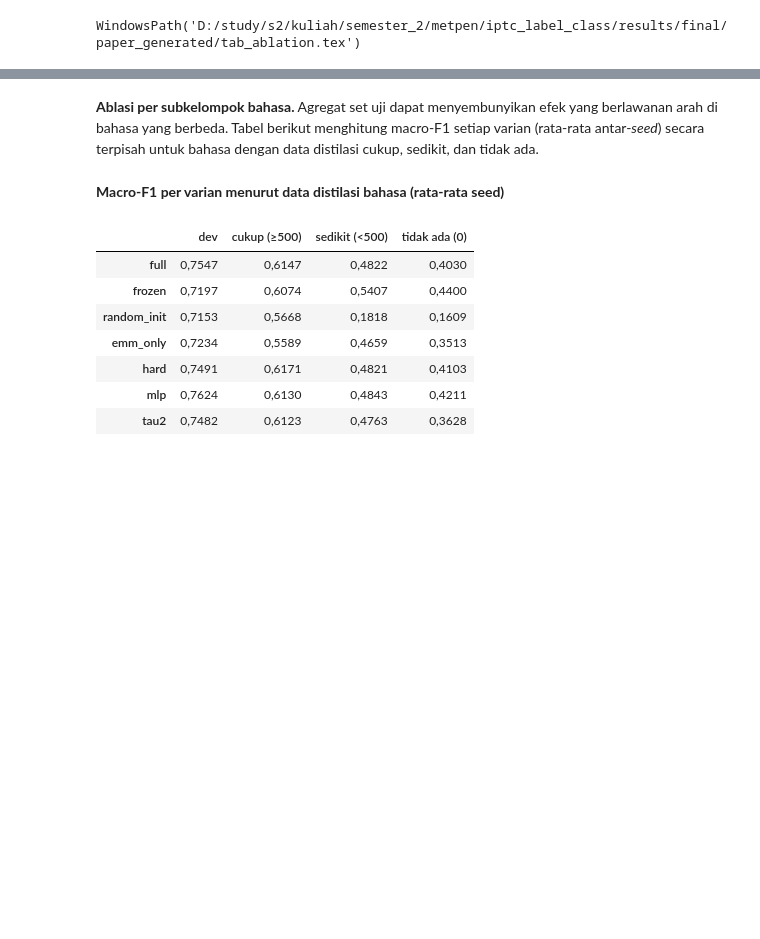
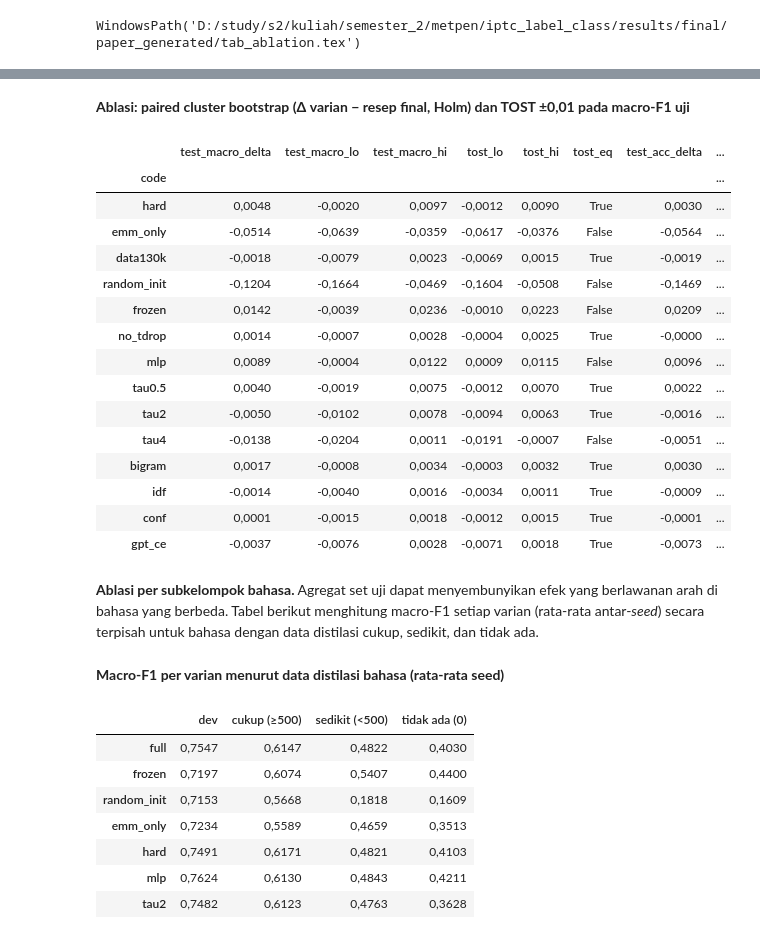
Before and after one commit to obikastanya/iptc_lightweight_label_detection, a Jupyter notebook: notebooks/StaticKD_IPTC_final.ipynb, the cells around one changed output, grey strips where cells are left out. Saved outputs shown, nothing was run; the diff lists cells and outputs as text; code cells hidden in the pictures; blank space fills up the shorter version.

```diff
--- a/notebooks/StaticKD_IPTC_final.ipynb
+++ b/notebooks/StaticKD_IPTC_final.ipynb
@@ -1095,7 +1095,7 @@ Semua model dinilai pada tiga set:
 Interval kepercayaan 95% ditulis dalam kurung siku.
 # %%
 MAIN = ["teacher", "teacher_onnx_int8", "distilmbert_kd", "minilm_kd", "statickd", "statickd_compact",
-        "ft_kd_subword_q", "ft_kd_subword", "ft_kd_word", "tfidf_svm_kd", "ft_gpt_subword", "ft_gpt_word"]
+        "ft_kd_subword_q", "ft_kd_subword", "ft_kd_word", "tfidf_svm_kd", "model2vec_clf", "ft_gpt_subword", "ft_gpt_word"]
 MAIN = [m for m in MAIN if key(m) and ev.has_predictions(key(m), "dev")]
 rows = []
 for m in MAIN:
@@ -1166,7 +1166,7 @@ for m, r in main_table.iterrows():
             fmt(r["test_lang_macro"]) if pd.notna(r.get("test_lang_macro")) else "--",
             fmt(r["test_vs_teacher"], 1, percent=True) if pd.notna(r.get("test_vs_teacher")) else "--"]
     lines.append(" & ".join(vals) + " \\\\")
-    if m in ("teacher_onnx_int8", "minilm_kd", "statickd_compact", "tfidf_svm_kd"):
+    if m in ("teacher_onnx_int8", "minilm_kd", "statickd_compact", "model2vec_clf"):
         lines.append("\\midrule")
 write_table("main", lines[:-1] if lines[-1] == "\\midrule" else lines)
 # %% [output]
@@ -1238,7 +1289,7 @@ subkelompok. Nilai "% teacher" adalah macro-F1 model dibagi macro-F1 *teacher* p
 import re
 test = ev.eval_set("test")
 test = test.join(lang_info[["region", "script", "distil_tier", "diversity_tier", "distil_docs", "xlmr"]], on="lang")
-GROUP_MODELS = [m for m in ["teacher", "distilmbert_kd", "minilm_kd", "statickd", "ft_kd_subword_q", "tfidf_svm_kd", "ft_gpt_subword"]
+GROUP_MODELS = [m for m in ["teacher", "distilmbert_kd", "minilm_kd", "statickd", "model2vec_clf", "ft_kd_subword_q", "tfidf_svm_kd", "ft_gpt_subword"]
                 if key(m) and ev.has_predictions(key(m), "test")]
 group_tables = {}
 for col in ["label_origin", "region", "distil_tier", "diversity_tier", "script", "xlmr"]:
@@ -1332,7 +1383,7 @@ viz.show_and_save(fig, "fig_groups")
 IPTC. MasakhaNEWS juga berlabel manusia, tetapi dengan skemanya sendiri yang dipetakan ke IPTC. Tabel berikut
 melaporkan setiap sumber terpisah.
 # %%
-SRC_MODELS = [m for m in ["teacher", "distilmbert_kd", "minilm_kd", "statickd", "ft_kd_subword_q", "tfidf_svm_kd"] if m in GROUP_MODELS]
+SRC_MODELS = [m for m in ["teacher", "distilmbert_kd", "minilm_kd", "statickd", "model2vec_clf", "ft_kd_subword_q", "tfidf_svm_kd"] if m in GROUP_MODELS]
 g = an.subgroup_scores([key(m) for m in SRC_MODELS], "source", test)
 g["model"] = g["model"].map({key(m): m for m in SRC_MODELS})
 by_src = g.pivot(index="source", columns="model", values="macro_f1")[SRC_MODELS]
@@ -1346,7 +1397,7 @@ for s, r in by_src.iterrows():
         NUM.add(f"src.{s}.{m}", r[m])
     NUM.add(f"src.{s}.pct", r["pct"], 1, percent=True); NUM.add(f"src.{s}.n", int(r["n"]), 0); NUM.add(f"src.{s}.langs", int(r["langs"]), 0)
 SRC_HEAD = {"teacher": "Teacher", "distilmbert_kd": "DistilmBERT", "minilm_kd": "MiniLM", "statickd": r"\textbf{StaticKD}",
-            "ft_kd_subword_q": "fastText (q)", "tfidf_svm_kd": "TF-IDF+SVM"}
+            "ft_kd_subword_q": "fastText (q)", "tfidf_svm_kd": "TF-IDF+SVM", "model2vec_clf": "Model2Vec"}
 head = [r"\begin{tabular}{@{}llrr" + "c" * (len(SRC_MODELS) + 1) + "@{}}", r"\toprule",
         " & ".join(["Source", "Label origin", "$n$", "Lang."] + [SRC_HEAD[m] for m in SRC_MODELS] + [r"\% teacher"]) + r" \\", r"\midrule"]
 lines = [" & ".join([SOURCE_TEX[s], an.en(origin_of[s]), fmt(int(r["n"]), 0), fmt(int(r["langs"]), 0)] + [fmt(r[m]) for m in SRC_MODELS]
@@ -1603,3 +1665,67 @@ WindowsPath('D:/study/s2/kuliah/semester_2/metpen/iptc_label_class/results/final
+# %%
+TOST_MARGIN = 0.01
+NUM.add("abltost.margin", TOST_MARGIN, 2)
+ABL_BOOT_SETS = {"test_macro": ("test", ev.macro_f1), "test_acc": ("test", lambda y, p: float((y == p).mean())),
+                 "heldout_acc": ("heldout", lambda y, p: float((y == p).mean())), "dev_macro": ("dev", ev.macro_f1)}
+abl_boot_rows = []
+for c in [c for c in ex.ABLATIONS if c != "full"]:
+    row = {"code": c}
+    for metric, (sn, fn) in ABL_BOOT_SETS.items():
+        view = ev.eval_view(sn)
+        y = view.y.to_numpy(); clusters = None if sn == "dev" else view.cluster.to_numpy()
+        pa = [ev.pred_view(ex.run_name(c, s), sn) for s in ex.ABLATIONS[c][2]]
+        pb = [ev.pred_view(ex.run_name("full", s), sn) for s in ex.MAIN_SEEDS]
+        r = ev.paired_bootstrap_seeds(y, pa, pb, metric=fn, clusters=clusters, n_boot=2 * N_BOOT)
+        row.update({f"{metric}_delta": r["delta"], f"{metric}_lo": r["ci_low"], f"{metric}_hi": r["ci_high"], f"{metric}_p": r["p"]})
+        if metric == "test_macro":
+            t = ev.tost(r["diffs"], TOST_MARGIN)
+            row.update({"tost_lo": t["ci90_low"], "tost_hi": t["ci90_high"], "tost_p": t["p"], "tost_eq": t["equivalent"]})
+    abl_boot_rows.append(row)
+abl_boot = pd.DataFrame(abl_boot_rows).set_index("code")
+for metric in ABL_BOOT_SETS:
+    abl_boot[f"{metric}_p_holm"] = ev.holm(abl_boot[f"{metric}_p"])
+for c, r in abl_boot.iterrows():
+    for metric in ABL_BOOT_SETS:
+        k = f"ablboot.{c}.{metric}"
+        NUM.add(k + ".delta", r[f"{metric}_delta"], 3, sign=True)
+        NUM.add(k + ".ci", f"{fmt(r[f'{metric}_lo'], 3, sign=True)}, {fmt(r[f'{metric}_hi'], 3, sign=True)}")
+        NUM.add(k + ".p", fmt_p(r[f"{metric}_p_holm"]))
+    NUM.add(f"abltost.{c}.ci90", f"{fmt(r.tost_lo, 3, sign=True)}, {fmt(r.tost_hi, 3, sign=True)}")
+    NUM.add(f"abltost.{c}.p", fmt_p(r.tost_p)); NUM.add(f"abltost.{c}.equivalent", "yes" if r.tost_eq else "no")
+NUM.add("ablboot.test_macro.n_sig", int((abl_boot.test_macro_p_holm < 0.05).sum()), 0)
+NUM.add("ablboot.welch_agree.n", int(((abl_boot.test_macro_p_holm < 0.05) == (ablation.loc[abl_boot.index, "p_test_macro_holm"] < 0.05)).sum()), 0)
+NUM.add("abltost.n_equivalent", int(abl_boot.tost_eq.sum()), 0)
+lines = []
+for title, codes in groups[1:]:
+    lines.append(f"\\multicolumn{{5}}{{@{{}}l}}{{\\textit{{{title}}}}} \\\\")
+    for c in [c for c in codes if c in abl_boot.index]:
+        r = abl_boot.loc[c]
+        lines.append(" & ".join([f"\\quad {ABL_TEX[c]}",
+                                 f"{fmt(r.test_macro_delta, 3, sign=True)} [{fmt(r.test_macro_lo, 3, sign=True)}, {fmt(r.test_macro_hi, 3, sign=True)}]",
+                                 fmt_p(r.test_macro_p_holm),
+                                 f"[{fmt(r.tost_lo, 3, sign=True)}, {fmt(r.tost_hi, 3, sign=True)}]",
+                                 fmt_p(r.tost_p)]) + " \\\\")
+write_table("ablation_boot", lines)
+show(abl_boot.drop(columns=[c for c in abl_boot.columns if c.endswith("_p")]),
+     "Ablasi: paired cluster bootstrap (Δ varian − resep final, Holm) dan TOST ±0,01 pada macro-F1 uji")
+# %% [output]
+**Ablasi: paired cluster bootstrap (Δ varian − resep final, Holm) dan TOST ±0,01 pada macro-F1 uji**
+|  | test_macro_delta | test_macro_lo | test_macro_hi | tost_lo | tost_hi | tost_eq | test_acc_delta | ... |
+| code |  |  |  |  |  |  |  | ... |
+| hard | 0,0048 | -0,0020 | 0,0097 | -0,0012 | 0,0090 | True | 0,0030 | ... |
+| emm_only | -0,0514 | -0,0639 | -0,0359 | -0,0617 | -0,0376 | False | -0,0564 | ... |
+| data130k | -0,0018 | -0,0079 | 0,0023 | -0,0069 | 0,0015 | True | -0,0019 | ... |
+| random_init | -0,1204 | -0,1664 | -0,0469 | -0,1604 | -0,0508 | False | -0,1469 | ... |
+| frozen | 0,0142 | -0,0039 | 0,0236 | -0,0010 | 0,0223 | False | 0,0209 | ... |
+| no_tdrop | 0,0014 | -0,0007 | 0,0028 | -0,0004 | 0,0025 | True | -0,0000 | ... |
+| mlp | 0,0089 | -0,0004 | 0,0122 | 0,0009 | 0,0115 | False | 0,0096 | ... |
+| tau0.5 | 0,0040 | -0,0019 | 0,0075 | -0,0012 | 0,0070 | True | 0,0022 | ... |
+| tau2 | -0,0050 | -0,0102 | 0,0078 | -0,0094 | 0,0063 | True | -0,0016 | ... |
+| tau4 | -0,0138 | -0,0204 | 0,0011 | -0,0191 | -0,0007 | False | -0,0051 | ... |
+| bigram | 0,0017 | -0,0008 | 0,0034 | -0,0003 | 0,0032 | True | 0,0030 | ... |
+| idf | -0,0014 | -0,0040 | 0,0016 | -0,0034 | 0,0011 | True | -0,0009 | ... |
+| conf | 0,0001 | -0,0015 | 0,0018 | -0,0012 | 0,0015 | True | -0,0001 | ... |
+| gpt_ce | -0,0037 | -0,0076 | 0,0028 | -0,0071 | 0,0018 | True | -0,0073 | ... |
 # %% [markdown]
 **Ablasi per subkelompok bahasa.** Agregat set uji dapat menyembunyikan efek yang berlawanan arah di
 bahasa yang berbeda. Tabel berikut menghitung macro-F1 setiap varian (rata-rata antar-*seed*) secara
```
Also changed, not shown: parts of 11 cells of this notebook, 9 other files.
